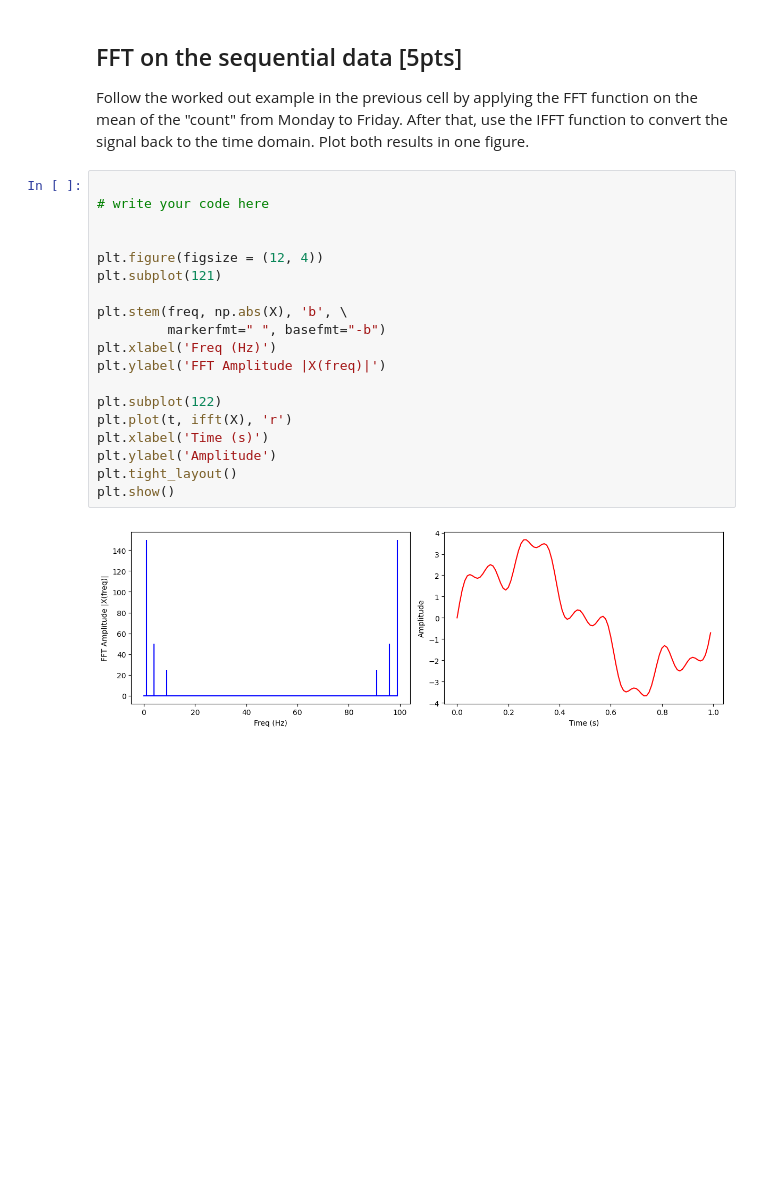
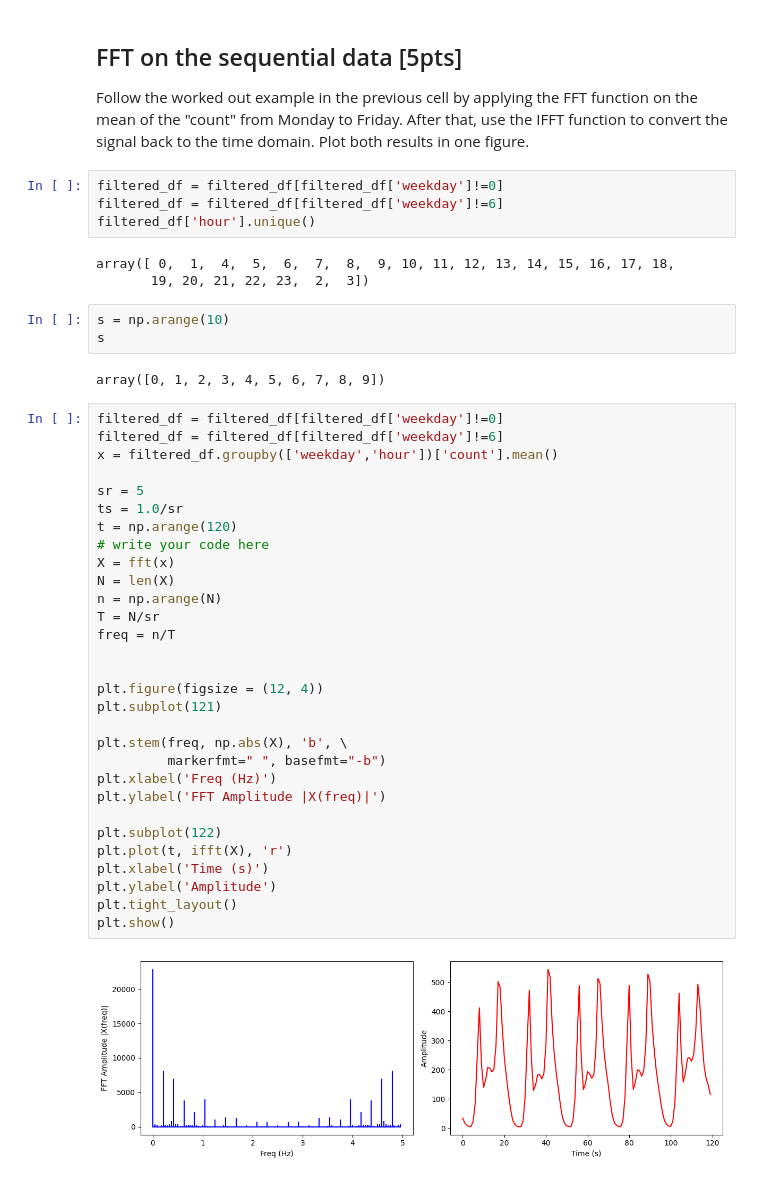
Before and after one commit to Memoryicecube/cs365-spring23, a Jupyter notebook: HWs/hw1/HW1coding.ipynb, the cells around one changed output. Saved outputs shown, nothing was run; the diff lists cells and outputs as text; blank space fills up the shorter version.

```diff
--- a/HWs/hw1/HW1coding.ipynb
+++ b/HWs/hw1/HW1coding.ipynb
@@ -239,24 +249,47 @@ Question: What do you observe in the above plots?
 ## FFT on the sequential data [5pts]
 
 Follow the worked out example in the previous cell by applying the FFT function on the mean of the "count" from Monday to Friday. After that, use the IFFT function to convert the signal back to the time domain. Plot both results in one figure.
+# %%
+filtered_df = filtered_df[filtered_df['weekday']!=0]
+filtered_df = filtered_df[filtered_df['weekday']!=6]
+filtered_df['hour'].unique()
+# %% [output]
+array([ 0,  1,  4,  5,  6,  7,  8,  9, 10, 11, 12, 13, 14, 15, 16, 17, 18,
+       19, 20, 21, 22, 23,  2,  3])
+# %%
+s = np.arange(10)
+s
+# %% [output]
+array([0, 1, 2, 3, 4, 5, 6, 7, 8, 9])
 # %%
+filtered_df = filtered_df[filtered_df['weekday']!=0]
+filtered_df = filtered_df[filtered_df['weekday']!=6]
+x = filtered_df.groupby(['weekday','hour'])['count'].mean()
 
+sr = 5
+ts = 1.0/sr
+t = np.arange(120)
 # write your code here
+X = fft(x)
+N = len(X)
+n = np.arange(N)
+T = N/sr
+freq = n/T
 
 
 plt.figure(figsize = (12, 4))
 plt.subplot(121)
 
 plt.stem(freq, np.abs(X), 'b', \
          markerfmt=" ", basefmt="-b")
 plt.xlabel('Freq (Hz)')
 plt.ylabel('FFT Amplitude |X(freq)|')
 
 plt.subplot(122)
 plt.plot(t, ifft(X), 'r')
 plt.xlabel('Time (s)')
 plt.ylabel('Amplitude')
 plt.tight_layout()
 plt.show()
 # %% [output]
-[figure, old version]
+[figure, new version]
```
Also changed, not shown: parts of 5 cells of this notebook.
